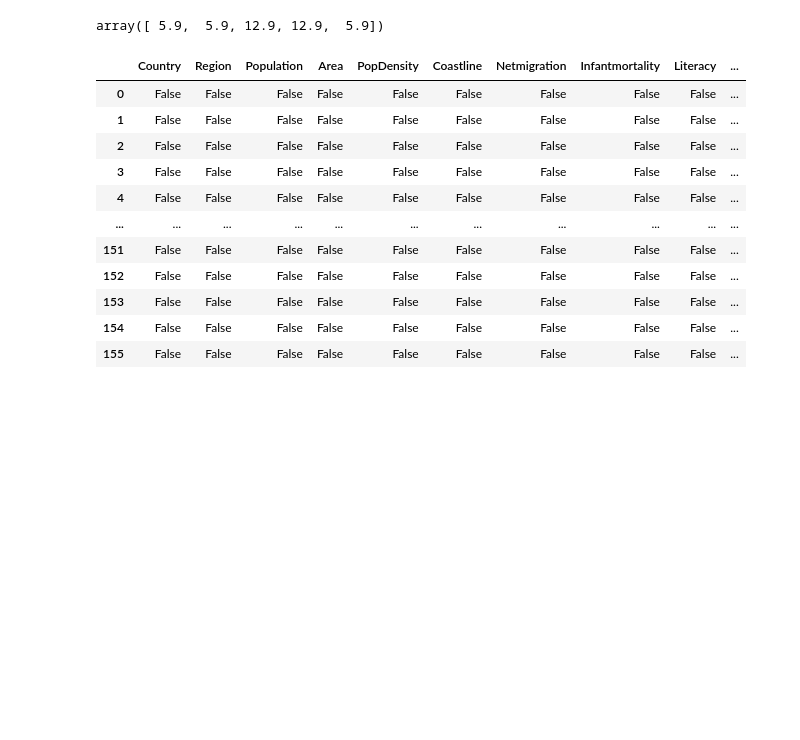
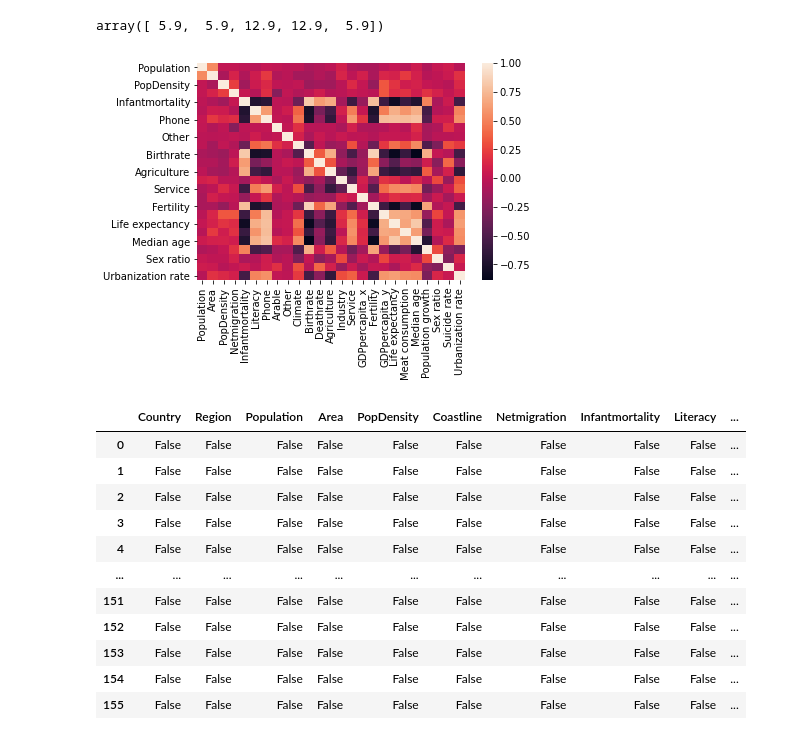
Before and after one commit to Nutsudapenpong/DPDM, a Jupyter notebook: ppp.ipynb, the cells around one changed output. Saved outputs shown, nothing was run; the diff lists cells and outputs as text; code cells hidden in the pictures; blank space fills up the shorter version.

```diff
--- a/ppp.ipynb
+++ b/ppp.ipynb
@@ -197,6 +197,17 @@ New_table_nm = New_table_nm[(New_table_nm['Life expectancy']<=ret['whiskers'][1]
 # %%
 New_table_nm2 = New_table_nm[New_table_nm['Suicide rate']>=ret2['whiskers'][0].get_xdata()[1]]
 New_table_nm2 = New_table_nm2[(New_table_nm2['Suicide rate']<=ret2['whiskers'][1].get_xdata()[1])]
+# %%
+import seaborn as sn
+import matplotlib.pyplot as plt
+
+df = pd.DataFrame(New_table_nm2,columns=['Population', 'Area', 'PopDensity', 'Netmigration',	'Infantmortality',	'Literacy',	'Phone',	'Arable',	'Crops',	'Other',	'Climate', 'Birthrate',	'Deathrate',	'Agriculture',	'Industry',	'Service',	'GDPpercapita_x',	'Fertility',	'GDPpercapita_y',	'Life expectancy',	'Meat consumption',	'Median age',	'Population growth',	'Sex ratio',	'Suicide rate',	'Urbanization rate'])
+
+corrMatrix = df.corr()
+sn.heatmap(corrMatrix)
+plt.show()
+# %% [output]
+[figure, added]
 # %%
 New_table_nm2.isnull()
 # %% [output]
```
Also changed, not shown: parts of 16 cells of this notebook.
